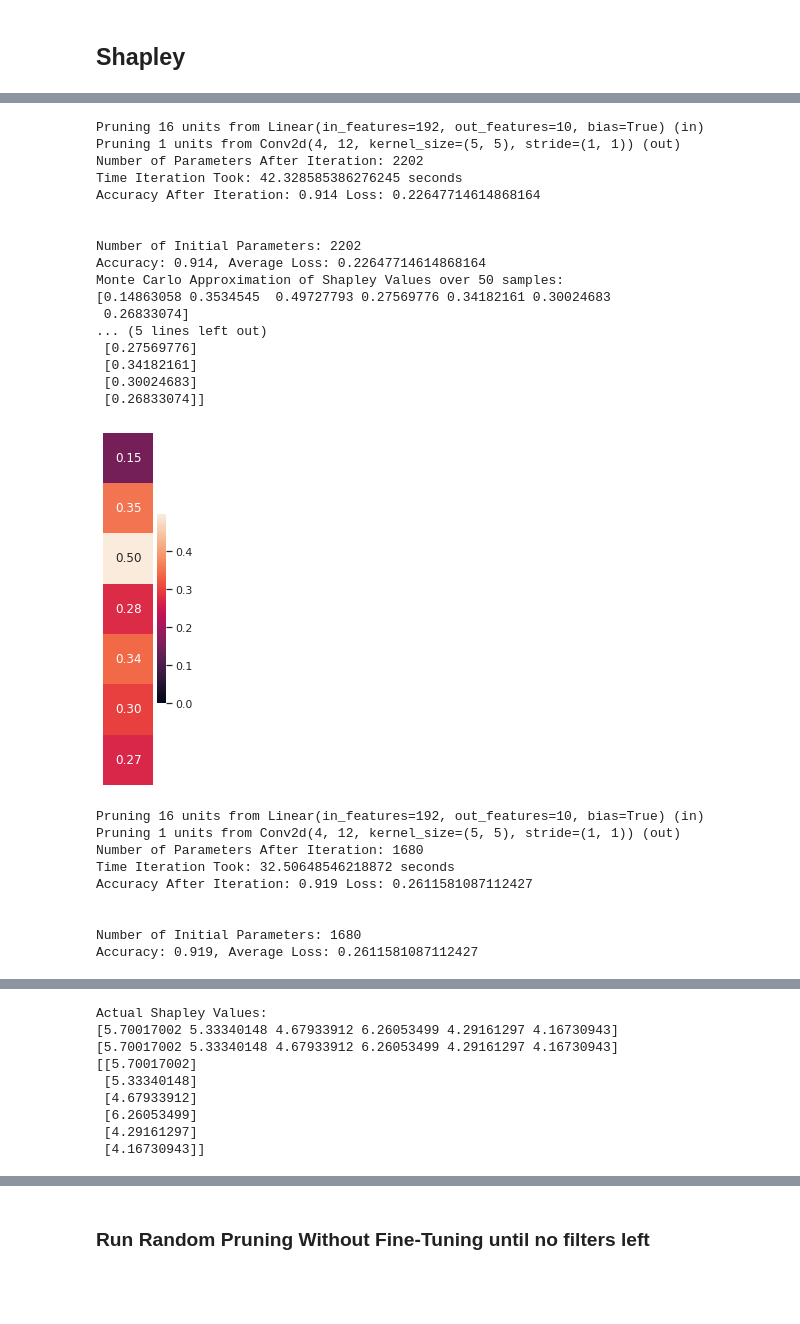
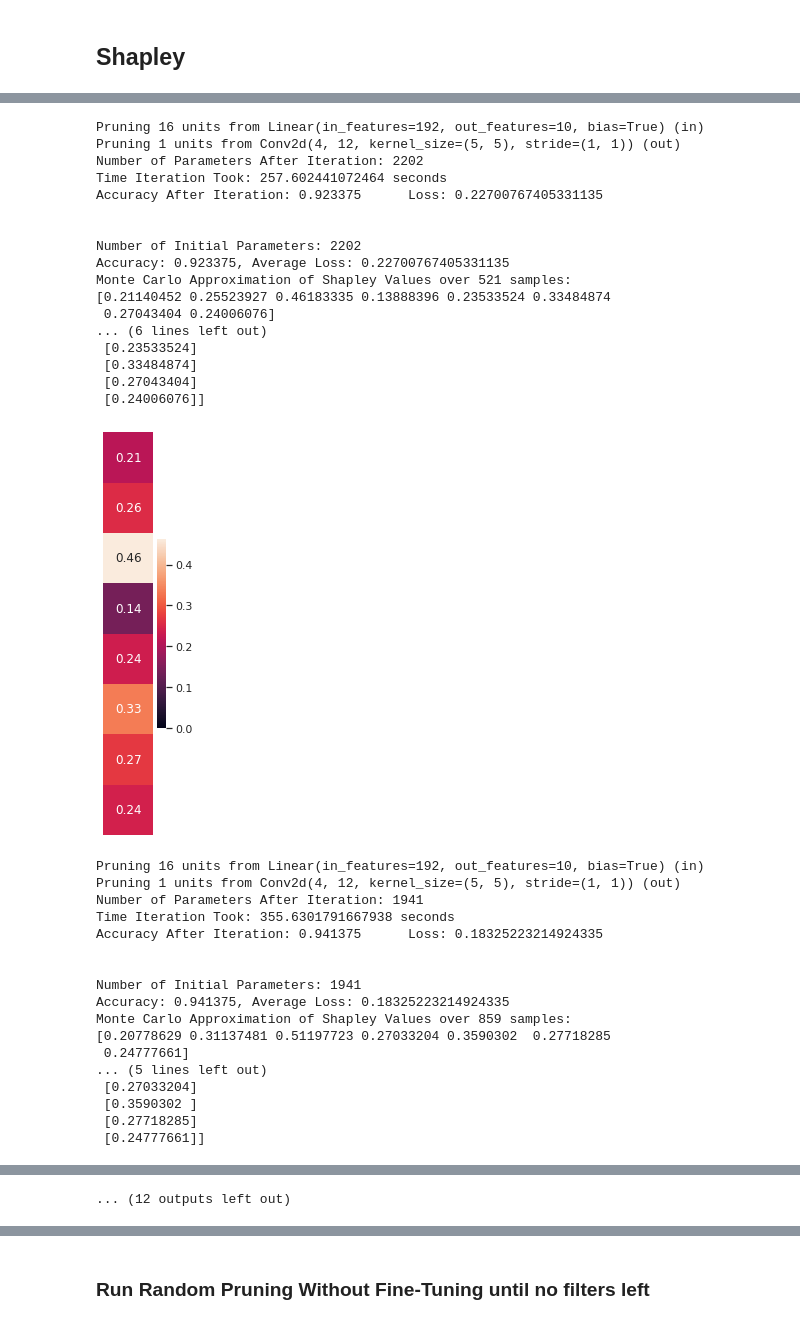
Before and after one commit to Zarathustrai/Shapley-Pruning, a Jupyter notebook: shapley-value-pruning.ipynb, the cells around one changed output, grey strips where cells are left out. Drawn from its saved outputs; the diff is of its cells as text; code cells hidden in the pictures; blank space fills up the shorter version.

```diff
--- a/shapley-value-pruning.ipynb
+++ b/shapley-value-pruning.ipynb
@@ -45,10 +45,11 @@ class CONFIG:
     NUM_FEATURES = 32*32
     NUM_CLASSES = 10
     MIN_DELTA = 0.01
+    AMELIORATION = 1.08
     VAL_SPLIT = 1000
     PATIENCE = 10
     GRAYSCALE = True
-    SHAPLEY_N = 1000
+    SHAPLEY_N = 100
     CRITERIA = 0.0
     if torch.cuda.is_available():
         DEVICE = "cuda:0"
@@ -413,7 +400,7 @@ class HybridShapley(PruningCriteria):
         Implementation of Shapley value.
         1. Get orignial loss (Cross-Entropy)
         2. Determine the out channels.
-        3. If out channels > 6, not possible to get all permutations, switch to Monte Carlo
+        3. If out channels > 6, not possible to get all permutations, switch do Monte Carlo
            Otherwise, do full Shapley
         """
         permutations = []
@@ -440,9 +427,9 @@ class HybridShapley(PruningCriteria):
                         # cpu() returns a copy of the object in CPU memory
                         # numpy() returns Tensor as numpy array
                         # adjust shapley only for 1000 samples of i
-                        sv[:, i] += ((new_loss - loss) / samples).squeeze().detach().cpu().numpy()
+                        sv[:, i] += ((new_loss - loss) / len(permutations)).squeeze().detach().cpu().numpy()
                         loss = new_loss # old loss = new loss; calculate shapley of i+1 based on this
-                print("Actual Shapley Values:")
+                print("Full Shapley Values:")
             else:
                 for j in range(samples):
                     self.mask_indices = []
@@ -453,7 +440,8 @@ class HybridShapley(PruningCriteria):
                         sv[:, i] += ((new_loss - loss) / samples).squeeze().detach().cpu().numpy()
                         loss = new_loss # old loss = new loss; calculate shapley of i+1 based on this
                 print("Monte Carlo Approximation of Shapley Values over %d samples:" % samples)
+                samples = int(self.samples ** CONFIG.AMELIORATION)
             sv = self.aggregate_over_samples(sv)
             handle.remove()
             print(sv)
-            return sv
+            return sv, samples
@@ -616,8 +645,8 @@ def graph(sv, module):
 # %%
 torch.manual_seed(CONFIG.SEED)
 model = torch.load('/kaggle/input/lenet1-9842/LeNet-1_Trained9842.pt')
-shapley_df = pd.DataFrame(columns=['Pruned Layers', 'Accuracy', 'Loss', 'Parameters'])
-
+shapley_df = pd.DataFrame(columns=['Pruned Layers', 'Accuracy', 'Loss', 'Parameters', 'Samples'])
+samples = 100
 for i in range(11):
     model = model.to(device)
     loss = Utility.loss
@@ -625,25 +654,25 @@ for i in range(11):
     layers = []
 
     ACTIVATIONS = [ReLU, ReLU6, RReLU, LeakyReLU, Sigmoid, Softplus, Tanh]
-    shapley = HybridShapley(model = model, data_generator = validation_loader, criterion = loss, device = device, shapley_n = CONFIG.SHAPLEY_N)
+    shapley = HybridShapley(model = model, data_generator = shapley_loader, criterion = loss, device = device, shapley_n = samples)
     pruner = Prune(model, input_size, device)
     count = 0
     layers = list(model.children())
 
     prunable_layers = [
     #         (layers[0], [layers[1]]),
-        (layers[1], [layers[2]])
+        (layers[1], [layers[2]]) # 2nd layer containing 12 filters initially
     ]
 
     initial_params = Utility.count_parameters(model)
     print("Number of Initial Parameters: " + str(initial_params))
-    avg_test_loss, test_accuracy = test(model, device, loss, validation_loader)
+    avg_test_loss, test_accuracy = test(model, device, loss, test_loader)
     print(f"Accuracy: {test_accuracy}, Average Loss: {avg_test_loss}")
 
     for module, cascading_modules in prunable_layers[::-1]:
         # Compute Shapley Value attributions
         start = time.time()
-        sv = shapley.run(module)
+        sv, samples = shapley.run(module)
         print(sv)
         prune_index =  [np.argmin(sv)]
         graph(sv, module)
@@ -651,10 +680,10 @@ for i in range(11):
             pruner.prune_model(module, prune_index, cascading_modules=cascading_modules)
         print("Number of Parameters After Iteration: " + str(Utility.count_parameters(model)))
         print("Time Iteration Took: %s seconds" % (time.time() - start))
-        avg_test_loss, test_accuracy = test(model, device, loss, validation_loader)
+        avg_test_loss, test_accuracy = test(model, device, loss, test_loader)
         print("Accuracy After Iteration: " + str(test_accuracy) + "\tLoss: " + str(avg_test_loss) + "\n\n")
 
-        shapley_df = shapley_df.append({'Pruned Layers': i+1, 'Accuracy': test_accuracy, 'Loss': avg_test_loss, 'Parameters': Utility.count_parameters(model)}, ignore_index=True)
+        shapley_df = shapley_df.append({'Pruned Layers': i+1, 'Accuracy': test_accuracy, 'Loss': avg_test_loss, 'Parameters': Utility.count_parameters(model), 'Samples': samples}, ignore_index=True)
         torch.save(model, 'prunedShapley.pt')
 
 shapley_df.to_csv('prunedShapley.csv')
@@ -736,27 +765,35 @@ Monte Carlo Approximation of Shapley Values over 50 samples:
 Pruning 16 units from Linear(in_features=192, out_features=10, bias=True) (in)
 Pruning 1 units from Conv2d(4, 12, kernel_size=(5, 5), stride=(1, 1)) (out)
 Number of Parameters After Iteration: 2202
-Time Iteration Took: 42.328585386276245 seconds
-Accuracy After Iteration: 0.914 Loss: 0.22647714614868164
+Time Iteration Took: 257.602441072464 seconds
+Accuracy After Iteration: 0.923375      Loss: 0.22700767405331135
 
 
 Number of Initial Parameters: 2202
-Accuracy: 0.914, Average Loss: 0.22647714614868164
-Monte Carlo Approximation of Shapley Values over 50 samples:
-[0.14863058 0.3534545  0.49727793 0.27569776 0.34182161 0.30024683
- 0.26833074]
-... (5 lines left out)
- [0.27569776]
- [0.34182161]
- [0.30024683]
- [0.26833074]]
+Accuracy: 0.923375, Average Loss: 0.22700767405331135
+Monte Carlo Approximation of Shapley Values over 521 samples:
+[0.21140452 0.25523927 0.46183335 0.13888396 0.23533524 0.33484874
+ 0.27043404 0.24006076]
+... (6 lines left out)
+ [0.23533524]
+ [0.33484874]
+ [0.27043404]
+ [0.24006076]]
-[figure, old version]
+[figure, new version]
 Pruning 16 units from Linear(in_features=192, out_features=10, bias=True) (in)
 Pruning 1 units from Conv2d(4, 12, kernel_size=(5, 5), stride=(1, 1)) (out)
-Number of Parameters After Iteration: 1680
-Time Iteration Took: 32.50648546218872 seconds
-Accuracy After Iteration: 0.919 Loss: 0.2611581087112427
+Number of Parameters After Iteration: 1941
+Time Iteration Took: 355.6301791667938 seconds
+Accuracy After Iteration: 0.941375      Loss: 0.18325223214924335
 
 
-Number of Initial Parameters: 1680
-Accuracy: 0.919, Average Loss: 0.2611581087112427
+Number of Initial Parameters: 1941
+Accuracy: 0.941375, Average Loss: 0.18325223214924335
+Monte Carlo Approximation of Shapley Values over 859 samples:
+[0.20778629 0.31137481 0.51197723 0.27033204 0.3590302  0.27718285
+ 0.24777661]
+... (5 lines left out)
+ [0.27033204]
+ [0.3590302 ]
+ [0.27718285]
+ [0.24777661]]
@@ -763,9 +801 @@ Accuracy: 0.919, Average Loss: 0.2611581087112427
-Actual Shapley Values:
-[5.70017002 5.33340148 4.67933912 6.26053499 4.29161297 4.16730943]
-[5.70017002 5.33340148 4.67933912 6.26053499 4.29161297 4.16730943]
-[[5.70017002]
- [5.33340148]
- [4.67933912]
- [6.26053499]
- [4.29161297]
- [4.16730943]]
+... (12 outputs left out)
```
Also changed, not shown: parts of 10 cells of this notebook, 1 other file.
